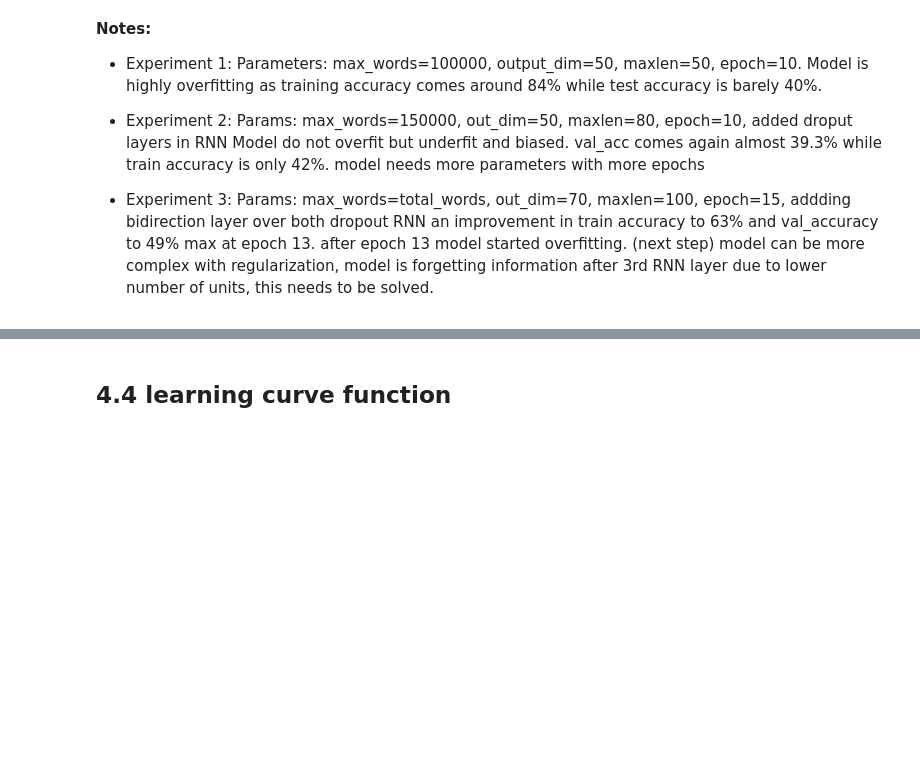
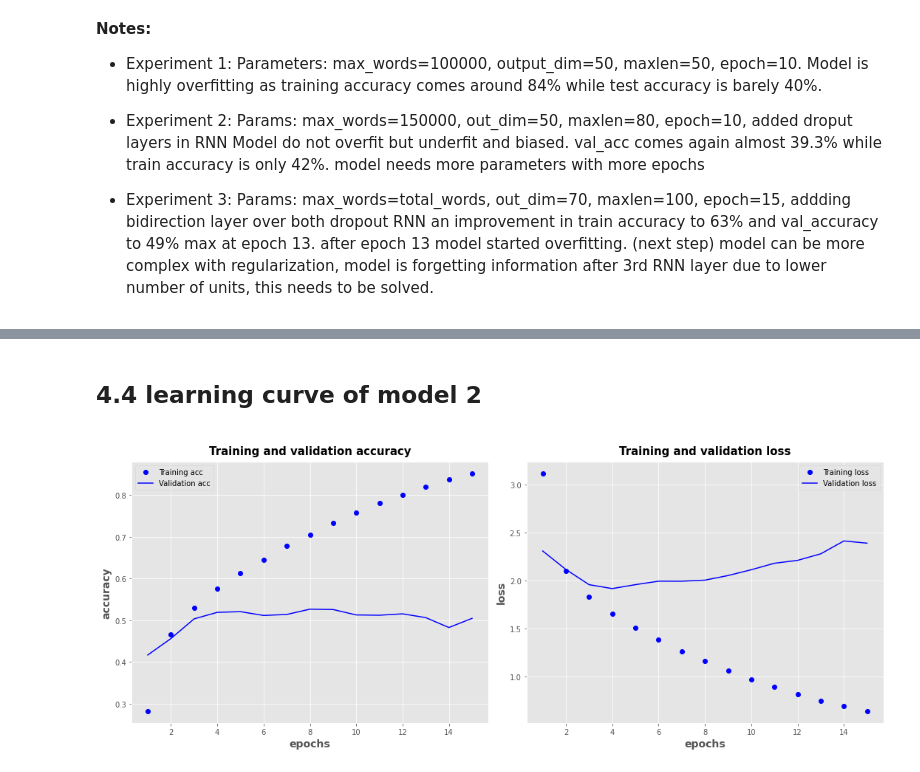
Before and after one commit to avikumart/Natural-language-processing, a Jupyter notebook: nlp-news-articles-classif-wordembeddings-rnn.ipynb, the cells around one changed output, grey strips where cells are left out. Saved outputs shown, nothing was run; the diff lists cells and outputs as text; code cells hidden in the pictures; blank space fills up the shorter version.

```diff
--- a/nlp-news-articles-classif-wordembeddings-rnn.ipynb
+++ b/nlp-news-articles-classif-wordembeddings-rnn.ipynb
@@ -633,12 +667,13 @@ an improvement in train accuracy to 63% and val_accuracy to 49% max at epoch 13.
 # %%
 model2 = Sequential()
 model2.add(Embedding(total_words, 100, input_length=maxlen))
-model2.add(Bidirectional(SimpleRNN(64, dropout=0.1, recurrent_dropout=0.10, activation='tanh', return_sequences=True)))
-model2.add(Bidirectional(SimpleRNN(64, dropout=0.2, recurrent_dropout=0.20, activation='tanh', return_sequences=True)))
+model2.add(Bidirectional(LSTM(64, dropout=0.1, recurrent_dropout=0.10, activation='tanh', return_sequences=True)))
+model2.add(Bidirectional(LSTM(64, dropout=0.2, recurrent_dropout=0.20, activation='tanh', return_sequences=True)))
 model2.add(Bidirectional(SimpleRNN(64, dropout=0.2, recurrent_dropout=0.20, activation='tanh', return_sequences=True)))
 model2.add(Conv1D(72, 3, activation='relu'))
 model2.add(MaxPooling1D(2))
-model2.add(SimpleRNN(64, activation='tanh'))
+model2.add(SimpleRNN(64, activation='tanh', dropout=0.2, recurrent_dropout=0.20, return_sequences=True))
+model2.add(GRU(64, recurrent_dropout=0.20, recurrent_regularizer='l1_l2'))
 model2.add(Dropout(0.2))
 model2.add(Dense(41, activation='softmax'))
 model2.summary()
@@ -679,7 +714,7 @@ history2 = model2.fit(train_padseq, y_train,
                      batch_size=128,
                      epochs=15,
                      validation_split=0.2,
-                     initial_epoch=13
+                     shuffle=True
                     )
 
 # evalute the model
@@ -700,5 +751,7 @@ test loss and accuracy: 2.1010820865631104 0.49135810136795044
 # %% [markdown]
-## 4.4 learning curve function
+## 4.4 learning curve of model 2
+
+<a id="loss"></a>
 # %%
 def plot_loss_accuracy(history):
 
@@ -731,3 +784,7 @@ def plot_loss_accuracy(history):
     plt.legend()
 
     plt.show()
+# %%
+plot_loss_accuracy(history2)
+# %% [output]
+[figure, added]
```
Also changed, not shown: parts of 26 cells of this notebook.
